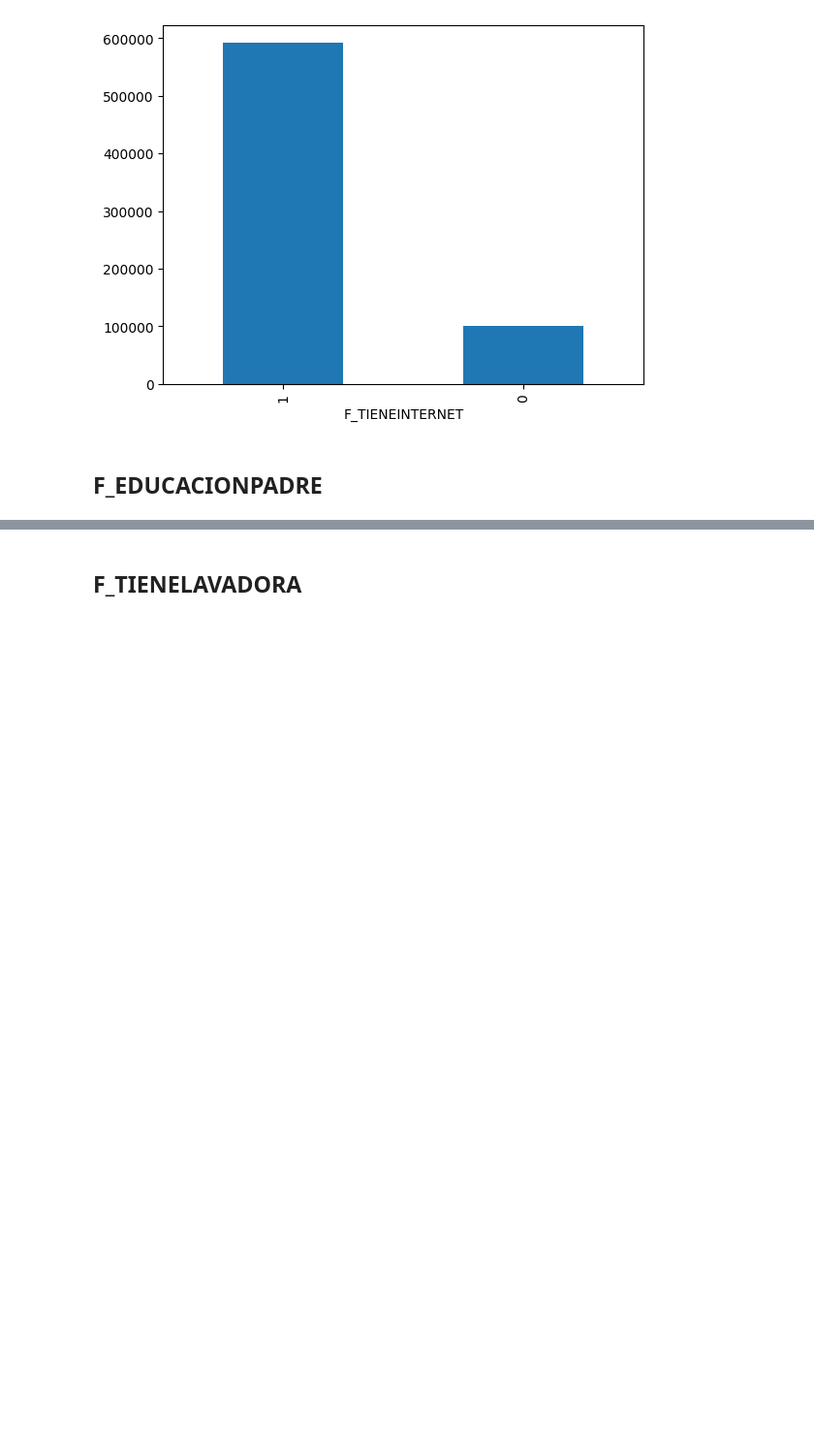
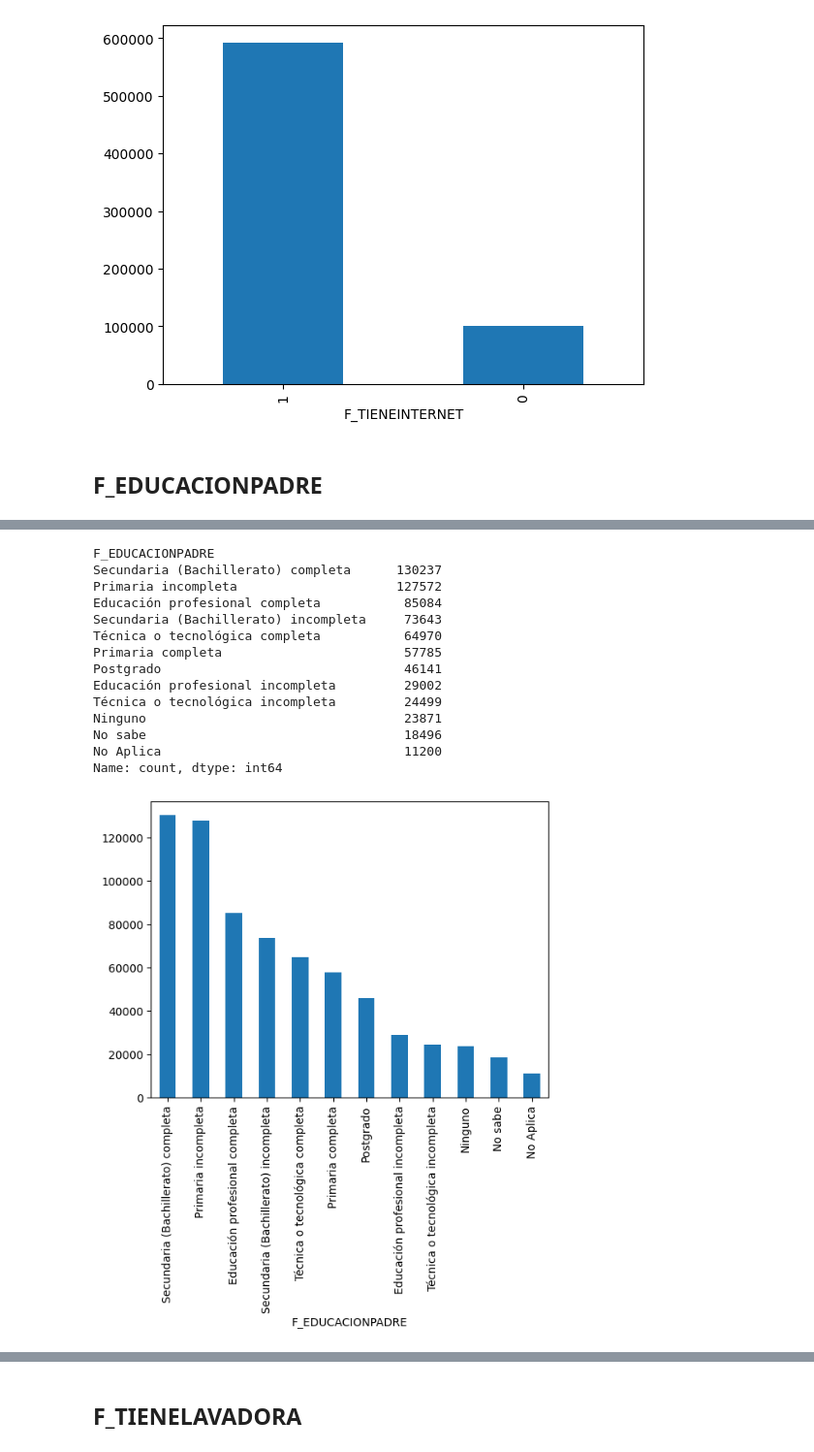
Before and after one commit to Thomascc123/Proyecto-Kaggle-Modelos, a Jupyter notebook: 02 - preprocesado.ipynb, the cells around one changed output, grey strips where cells are left out. Shown at 97% size. Saved outputs shown, nothing was run; the diff lists cells and outputs as text; code cells hidden in the pictures; blank space fills up the shorter version.

```diff
--- a/02 - preprocesado.ipynb
+++ b/02 - preprocesado.ipynb
@@ -848,5 +853,5 @@ No Aplica                                11180
 Name: count, dtype: int64
 [figure]
 # %%
-groupValuesByList(copy2train, 'F_EDUCACIONPADRE', ['Ninguno', 'No sabe','No Aplica'], 'NINGUNO')
+copy2train = groupValuesByList(copy2train, 'F_EDUCACIONPADRE', ['Ninguno', 'No sabe','No Aplica'], 'NINGUNO')
 # %% [output]
@@ -854,3 +872,21 @@ KeyError: 'F_EDUCACIONPADRE'
+# %%
+viewValues(copy2train, 'F_EDUCACIONPADRE')
+# %% [output]
+F_EDUCACIONPADRE
+Secundaria (Bachillerato) completa      130237
+Primaria incompleta                     127572
+Educación profesional completa           85084
+Secundaria (Bachillerato) incompleta     73643
+Técnica o tecnológica completa           64970
+Primaria completa                        57785
+Postgrado                                46141
+Educación profesional incompleta         29002
+Técnica o tecnológica incompleta         24499
+Ninguno                                  23871
+No sabe                                  18496
+No Aplica                                11200
+Name: count, dtype: int64
+[figure, added]
 # %%
 copy2train = onehotEncode(copy2train, 'F_EDUCACIONPADRE')
 # %%
```
Also changed, not shown: parts of 34 cells of this notebook.
